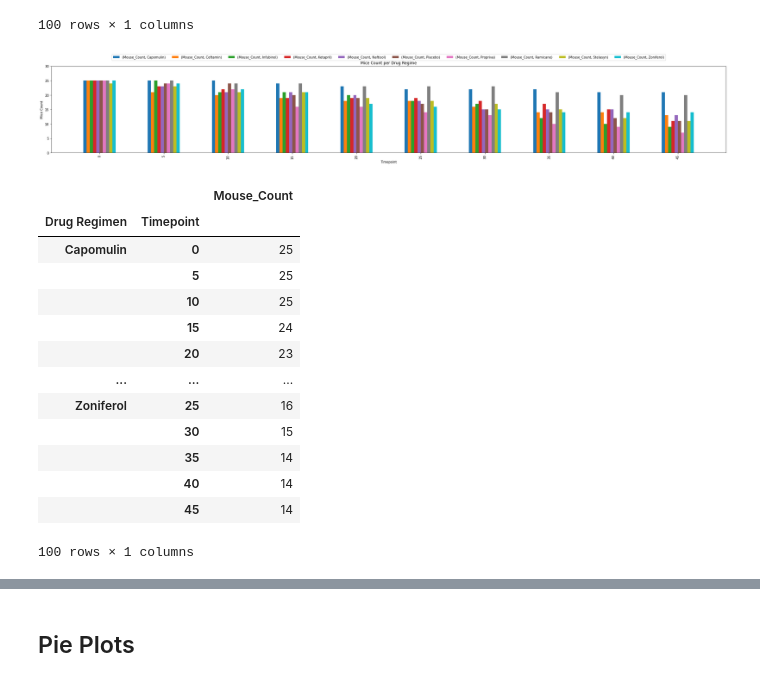
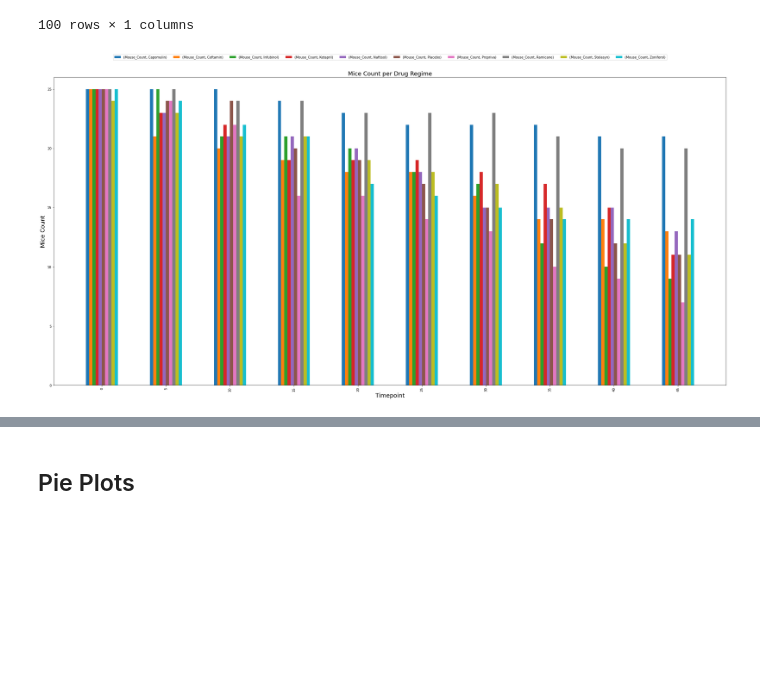
Before and after one commit to Mlara73/Pymaceuticals-Visualization, a Jupyter notebook: Pymaceuticals/pymaceuticals_starter.ipynb, the cells around one changed output, grey strips where cells are left out. Drawn from its saved outputs; the diff is of its cells as text; code cells hidden in the pictures; blank space fills up the shorter version.

Commit message:
Creating bar charts

```diff
--- a/Pymaceuticals/pymaceuticals_starter.ipynb
+++ b/Pymaceuticals/pymaceuticals_starter.ipynb
@@ -148,30 +148,15 @@ mice_bar_counts_df
 100 rows × 1 columns
 # %%
 # Generate a bar plot showing the number of mice per time point for each treatment throughout the course of the study using pandas.
-mice_bar_counts_df.unstack(0).plot(kind="bar",figsize=(30,5))
+mice_bar_counts_df.unstack(0).plot(kind="bar",figsize=(30,15))
 plt.legend(loc="lower center",bbox_to_anchor=(0.5,1.05),ncol=10,fancybox=True)
-plt.title("Mice Count per Drug Regime")
-plt.ylabel("Mice Count")
+plt.title("Mice Count per Drug Regime",fontsize=18)
+plt.ylabel("Mice Count",fontsize=18)
+plt.xlabel("Timepoint",fontsize=18)
 plt.xlim(-0.75,len(mice_bar_counts_df)/10-0.25)
-plt.ylim(0,30)
+unique_mice_count= mice_bar_counts_df["Mouse_Count"].unique()
+plt.ylim(0,len(unique_mice_count)+8)
 plt.tight_layout()
 plt.show()
 # %% [output]
-[figure, old version]
+[figure, new version]
-# %%
-mice_bar_counts_df
-# %% [output]
-|  |  | Mouse_Count |
-| Drug Regimen | Timepoint |  |
-| Capomulin | 0 | 25 |
-|  | 5 | 25 |
-|  | 10 | 25 |
-|  | 15 | 24 |
-|  | 20 | 23 |
-| ... | ... | ... |
-| Zoniferol | 25 | 16 |
-|  | 30 | 15 |
-|  | 35 | 14 |
-|  | 40 | 14 |
-|  | 45 | 14 |
-100 rows × 1 columns
```
Also changed, not shown: parts of 9 cells of this notebook.
